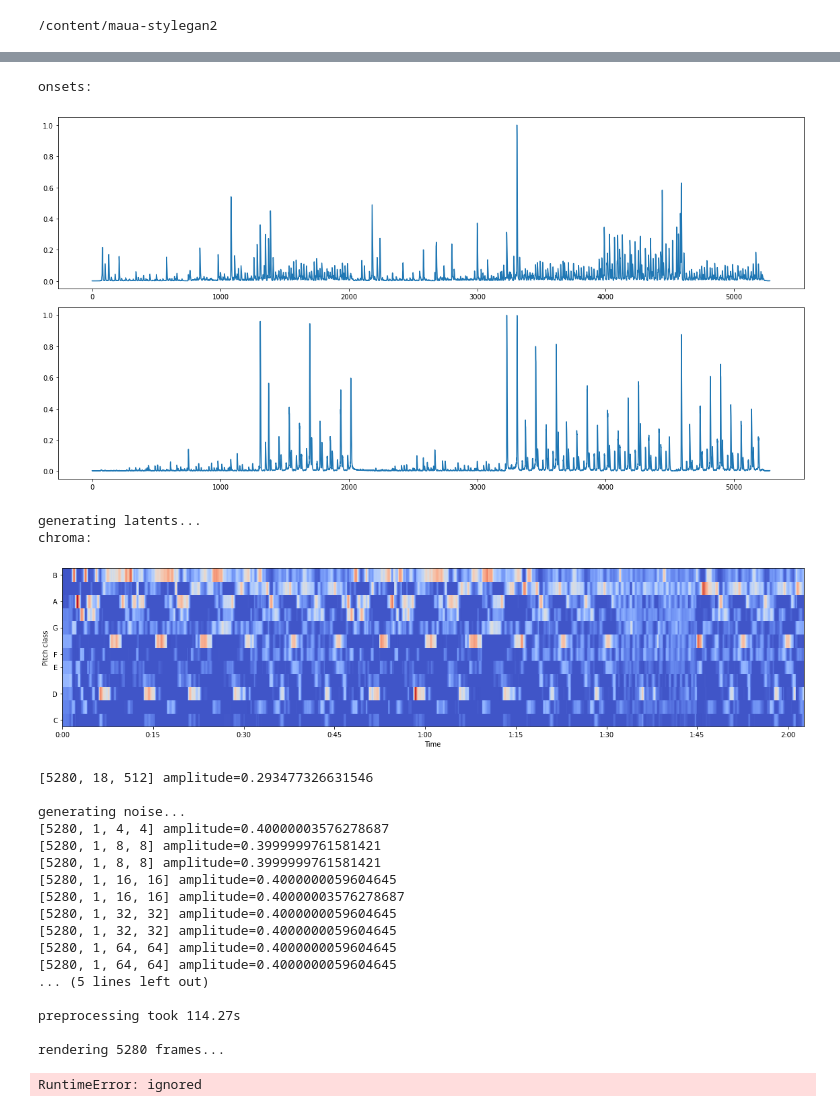
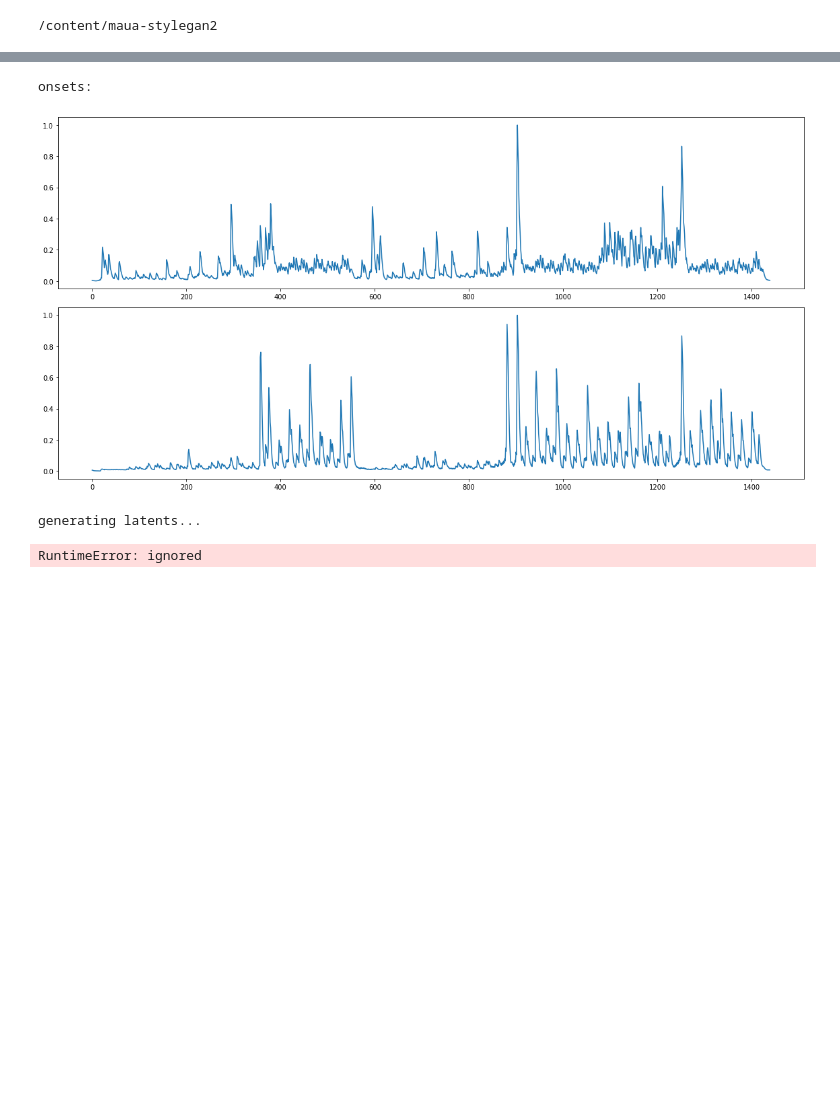
Before and after one commit to vudoan1708-cyber/Vu-Sloth, a Jupyter notebook: stylegan2-ada/StyleGAN.ipynb, the cells around one changed output, grey strips where cells are left out. Cells and saved outputs as stored; diff of their text form; code cells hidden in the pictures; blank space fills up the shorter version.

Commit message:
WORKING ON A PRETRAINED MODEL FOR AUDIO-REACTIVE LATENT INTERPOLATION ANIMATION

```diff
--- a/stylegan2-ada/StyleGAN.ipynb
+++ b/stylegan2-ada/StyleGAN.ipynb
@@ -1432,9 +1447,4 @@ fatal: destination path 'spleeter' already exists and is not an empty directory.
 # %%
-import torch as th
-import librosa as rosa
-import audioreactive as ar
-from generate_audiovisual import generate
-
 def initialize(args):
     # exercise for the reader:
     # install https://github.com/deezer/spleeter
@@ -1458,54 +1468,48 @@ def get_latents(selection, args):
     latents = ar.gaussian_filter(chroma_latents, 4)
 
     lo_onsets = args.lo_onsets[:, None, None]
     hi_onsets = args.hi_onsets[:, None, None]
 
     latents = hi_onsets * selection[[-4]] + (1 - hi_onsets) * latents
     latents = lo_onsets * selection[[-7]] + (1 - lo_onsets) * latents
 
     latents = ar.gaussian_filter(latents, 2, causal=0.2)
     return latents
 
 def get_noise(height, width, scale, num_scales, args):
     if width > 256:
         return None
 
     lo_onsets = args.lo_onsets[:, None, None, None].cuda()
     hi_onsets = args.hi_onsets[:, None, None, None].cuda()
 
     noise_noisy = ar.gaussian_filter(th.randn((args.n_frames, 1, height, width), device="cuda"), 5)
     noise = ar.gaussian_filter(th.randn((args.n_frames, 1, height, width), device="cuda"), 128)
 
     if width < 128:
         noise = lo_onsets * noise_noisy + (1 - lo_onsets) * noise
     if width > 32:
         noise = hi_onsets * noise_noisy + (1 - hi_onsets) * noise
 
     noise /= noise.std() * 2.5
-    return noise
+    return noise.cpu()
 
-generate(ckpt="/content/stylegan2-pytorch/ffhq.pt", audio_file="/content/gdrive/MyDrive/audio/demon.mp3", initialize=initialize, get_latents=get_latents, get_noise=get_noise)
+generate(ckpt="/content/stylegan2-pytorch/network-snapshot-000070.pt",
+        # ckpt="/content/stylegan2-pytorch/ffhq.pt",
+        # audio_file=audio_file,
+        output_dir="../",
+        out_size=1024, # at the moment only 512x512, 1024x1024, 1920x1080 outputs are supported (out_size = 512, 1024, or 1920 respectively)
+        G_res=1024,
+        batch=4,  # CUDA out of memory errors => smaller batch (also try running the previous cell, to clear some GPU memory)
+        ffmpeg_preset="faster",  # RAM crashes => faster preset (see https://trac.ffmpeg.org/wiki/Encode/H.264)
+        fps=24,
+        duration=60, # remove this line for full video
+        audio_file="/content/gdrive/MyDrive/audio/demon.mp3",
+        initialize=initialize,
+        get_latents=get_latents,
+        get_noise=get_noise)
 # %% [output]
 onsets:
-[figure, old version]
+[figure, new version]
 generating latents...
-chroma:
-[figure, removed]
-[5280, 18, 512] amplitude=0.293477326631546
-
-generating noise...
-[5280, 1, 4, 4] amplitude=0.40000003576278687
-[5280, 1, 8, 8] amplitude=0.3999999761581421
-[5280, 1, 8, 8] amplitude=0.3999999761581421
-[5280, 1, 16, 16] amplitude=0.4000000059604645
-[5280, 1, 16, 16] amplitude=0.40000003576278687
-[5280, 1, 32, 32] amplitude=0.4000000059604645
-[5280, 1, 32, 32] amplitude=0.4000000059604645
-[5280, 1, 64, 64] amplitude=0.4000000059604645
-[5280, 1, 64, 64] amplitude=0.4000000059604645
-... (5 lines left out)
-
-preprocessing took 114.27s
-
-rendering 5280 frames...
+RuntimeError: ignored
-RuntimeError: ignored
```
Also changed, not shown: parts of 14 cells of this notebook, 3 other files.
